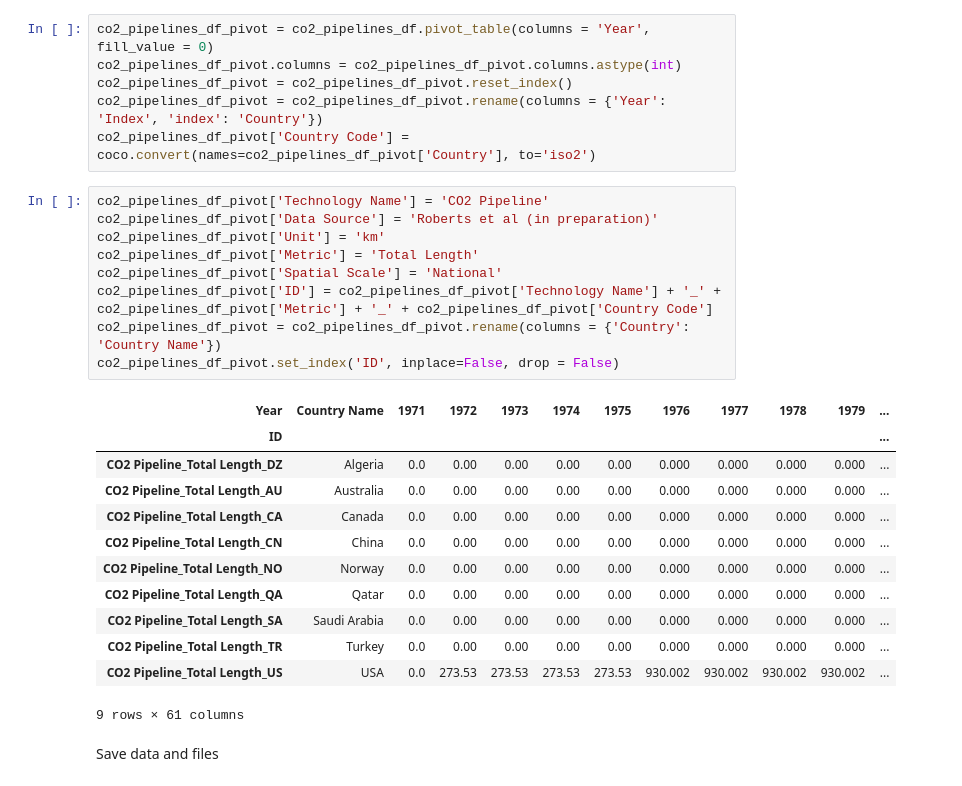
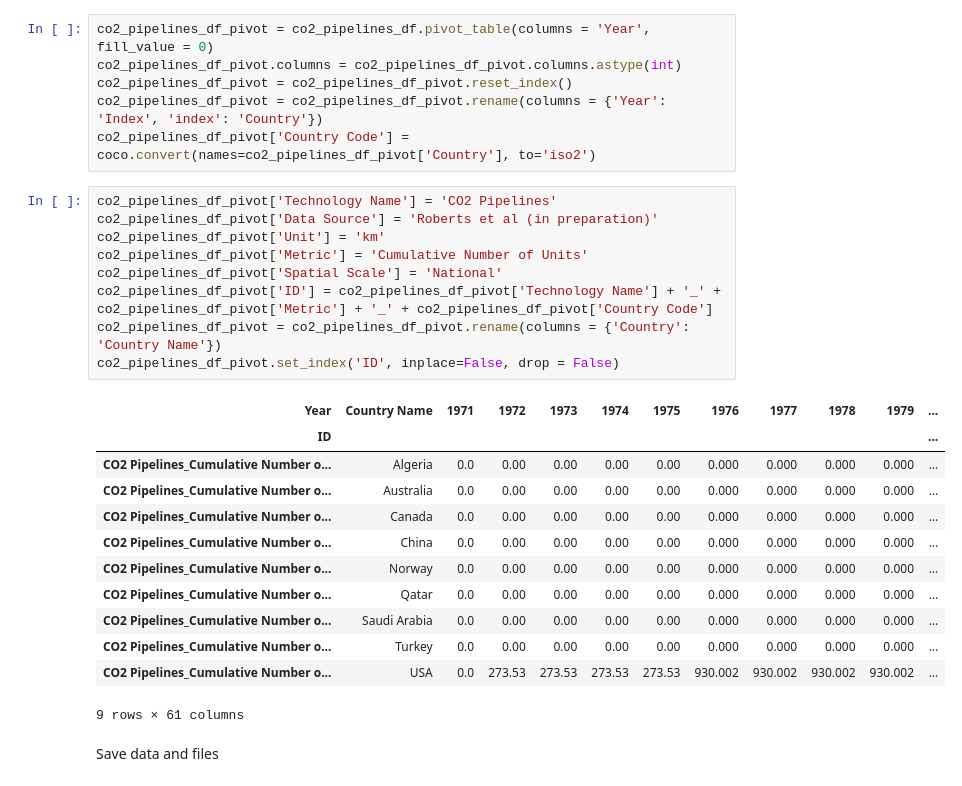
Before and after one commit to jennagreene22/HATCH_data, a Jupyter notebook: reading_files/read_pipelines.ipynb, the cells around one changed output. Drawn from its saved outputs; the diff is of its cells as text.

```diff
--- a/reading_files/read_pipelines.ipynb
+++ b/reading_files/read_pipelines.ipynb
@@ -156,26 +156,26 @@ co2_pipelines_df_pivot = co2_pipelines_df_pivot.reset_index()
 co2_pipelines_df_pivot = co2_pipelines_df_pivot.rename(columns = {'Year': 'Index', 'index': 'Country'})
 co2_pipelines_df_pivot['Country Code'] = coco.convert(names=co2_pipelines_df_pivot['Country'], to='iso2')
 # %%
-co2_pipelines_df_pivot['Technology Name'] = 'CO2 Pipeline'
+co2_pipelines_df_pivot['Technology Name'] = 'CO2 Pipelines'
 co2_pipelines_df_pivot['Data Source'] = 'Roberts et al (in preparation)'
 co2_pipelines_df_pivot['Unit'] = 'km'
-co2_pipelines_df_pivot['Metric'] = 'Total Length'
+co2_pipelines_df_pivot['Metric'] = 'Cumulative Number of Units'
 co2_pipelines_df_pivot['Spatial Scale'] = 'National'
 co2_pipelines_df_pivot['ID'] = co2_pipelines_df_pivot['Technology Name'] + '_' + co2_pipelines_df_pivot['Metric'] + '_' + co2_pipelines_df_pivot['Country Code']
 co2_pipelines_df_pivot = co2_pipelines_df_pivot.rename(columns = {'Country': 'Country Name'})
 co2_pipelines_df_pivot.set_index('ID', inplace=False, drop = False)
 # %% [output]
 | Year | Country Name | 1971 | 1972 | 1973 | 1974 | 1975 | 1976 | 1977 | 1978 | 1979 | ... |
 | ID |  |  |  |  |  |  |  |  |  |  | ... |
-| CO2 Pipeline_Total Length_DZ | Algeria | 0.0 | 0.00 | 0.00 | 0.00 | 0.00 | 0.000 | 0.000 | 0.000 | 0.000 | ... |
-| CO2 Pipeline_Total Length_AU | Australia | 0.0 | 0.00 | 0.00 | 0.00 | 0.00 | 0.000 | 0.000 | 0.000 | 0.000 | ... |
-| CO2 Pipeline_Total Length_CA | Canada | 0.0 | 0.00 | 0.00 | 0.00 | 0.00 | 0.000 | 0.000 | 0.000 | 0.000 | ... |
-| CO2 Pipeline_Total Length_CN | China | 0.0 | 0.00 | 0.00 | 0.00 | 0.00 | 0.000 | 0.000 | 0.000 | 0.000 | ... |
-| CO2 Pipeline_Total Length_NO | Norway | 0.0 | 0.00 | 0.00 | 0.00 | 0.00 | 0.000 | 0.000 | 0.000 | 0.000 | ... |
-| CO2 Pipeline_Total Length_QA | Qatar | 0.0 | 0.00 | 0.00 | 0.00 | 0.00 | 0.000 | 0.000 | 0.000 | 0.000 | ... |
-| CO2 Pipeline_Total Length_SA | Saudi Arabia | 0.0 | 0.00 | 0.00 | 0.00 | 0.00 | 0.000 | 0.000 | 0.000 | 0.000 | ... |
-| CO2 Pipeline_Total Length_TR | Turkey | 0.0 | 0.00 | 0.00 | 0.00 | 0.00 | 0.000 | 0.000 | 0.000 | 0.000 | ... |
-| CO2 Pipeline_Total Length_US | USA | 0.0 | 273.53 | 273.53 | 273.53 | 273.53 | 930.002 | 930.002 | 930.002 | 930.002 | ... |
+| CO2 Pipelines_Cumulative Number o... | Algeria | 0.0 | 0.00 | 0.00 | 0.00 | 0.00 | 0.000 | 0.000 | 0.000 | 0.000 | ... |
+| CO2 Pipelines_Cumulative Number o... | Australia | 0.0 | 0.00 | 0.00 | 0.00 | 0.00 | 0.000 | 0.000 | 0.000 | 0.000 | ... |
+| CO2 Pipelines_Cumulative Number o... | Canada | 0.0 | 0.00 | 0.00 | 0.00 | 0.00 | 0.000 | 0.000 | 0.000 | 0.000 | ... |
+| CO2 Pipelines_Cumulative Number o... | China | 0.0 | 0.00 | 0.00 | 0.00 | 0.00 | 0.000 | 0.000 | 0.000 | 0.000 | ... |
+| CO2 Pipelines_Cumulative Number o... | Norway | 0.0 | 0.00 | 0.00 | 0.00 | 0.00 | 0.000 | 0.000 | 0.000 | 0.000 | ... |
+| CO2 Pipelines_Cumulative Number o... | Qatar | 0.0 | 0.00 | 0.00 | 0.00 | 0.00 | 0.000 | 0.000 | 0.000 | 0.000 | ... |
+| CO2 Pipelines_Cumulative Number o... | Saudi Arabia | 0.0 | 0.00 | 0.00 | 0.00 | 0.00 | 0.000 | 0.000 | 0.000 | 0.000 | ... |
+| CO2 Pipelines_Cumulative Number o... | Turkey | 0.0 | 0.00 | 0.00 | 0.00 | 0.00 | 0.000 | 0.000 | 0.000 | 0.000 | ... |
+| CO2 Pipelines_Cumulative Number o... | USA | 0.0 | 273.53 | 273.53 | 273.53 | 273.53 | 930.002 | 930.002 | 930.002 | 930.002 | ... |
 9 rows × 61 columns
 # %% [markdown]
 Save data and files
```
Also changed, not shown: parts of 2 cells of this notebook, 9 other files.
